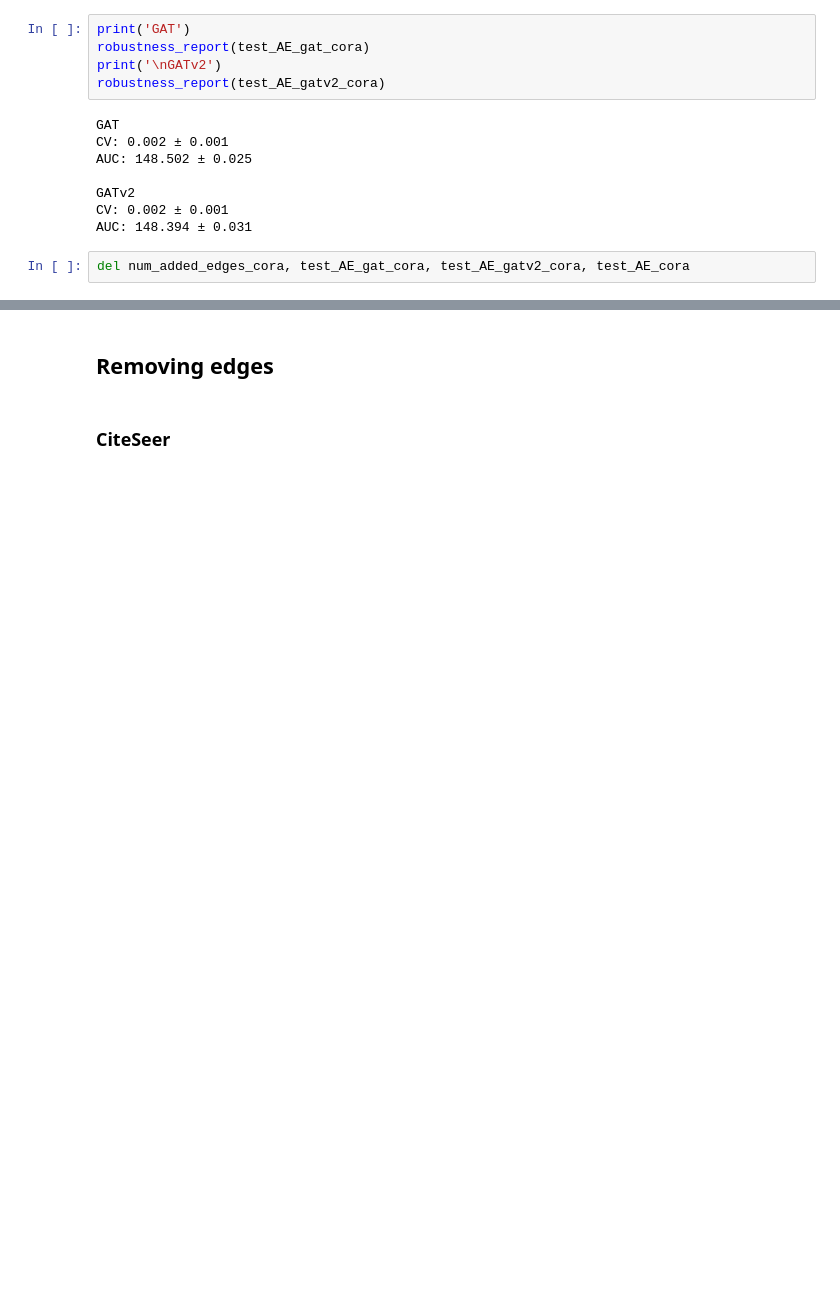
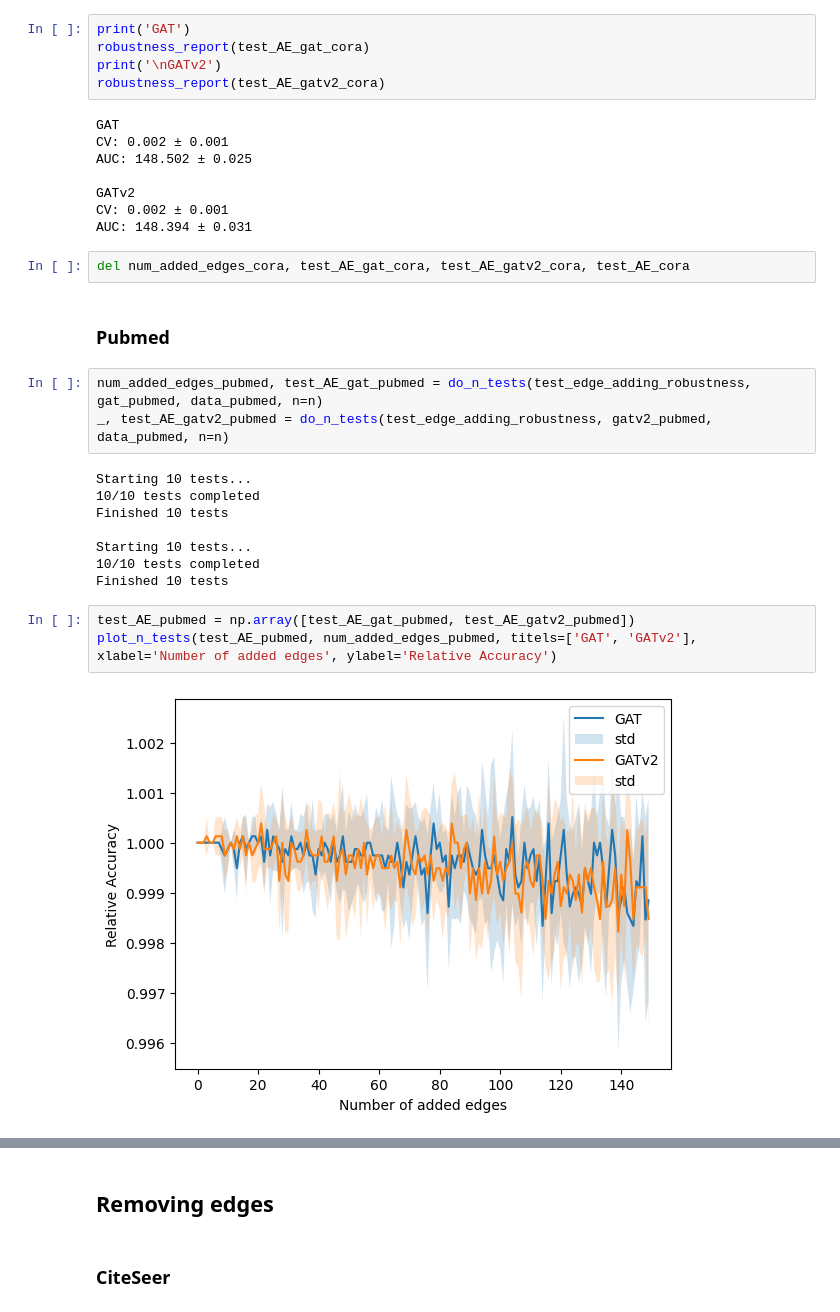
Before and after one commit to KarlRisager/ATDL_A3, a Jupyter notebook: workerNB.ipynb, the cells around one changed output, grey strips where cells are left out. Saved outputs shown, nothing was run; the diff lists cells and outputs as text; blank space fills up the shorter version.

```diff
--- a/workerNB.ipynb
+++ b/workerNB.ipynb
@@ -355,3 +422,21 @@ CV: 0.002 ± 0.001
 AUC: 148.394 ± 0.031
 # %%
 del num_added_edges_cora, test_AE_gat_cora, test_AE_gatv2_cora, test_AE_cora
+# %% [markdown]
+### Pubmed
+# %%
+num_added_edges_pubmed, test_AE_gat_pubmed = do_n_tests(test_edge_adding_robustness, gat_pubmed, data_pubmed, n=n)
+_, test_AE_gatv2_pubmed = do_n_tests(test_edge_adding_robustness, gatv2_pubmed, data_pubmed, n=n)
+# %% [output]
+Starting 10 tests...
+10/10 tests completed
+Finished 10 tests
+
+Starting 10 tests...
+10/10 tests completed
+Finished 10 tests
+# %%
+test_AE_pubmed = np.array([test_AE_gat_pubmed, test_AE_gatv2_pubmed])
+plot_n_tests(test_AE_pubmed, num_added_edges_pubmed, titels=['GAT', 'GATv2'], xlabel='Number of added edges', ylabel='Relative Accuracy')
+# %% [output]
+[figure, added]
```
Also changed, not shown: parts of 18 cells of this notebook.
